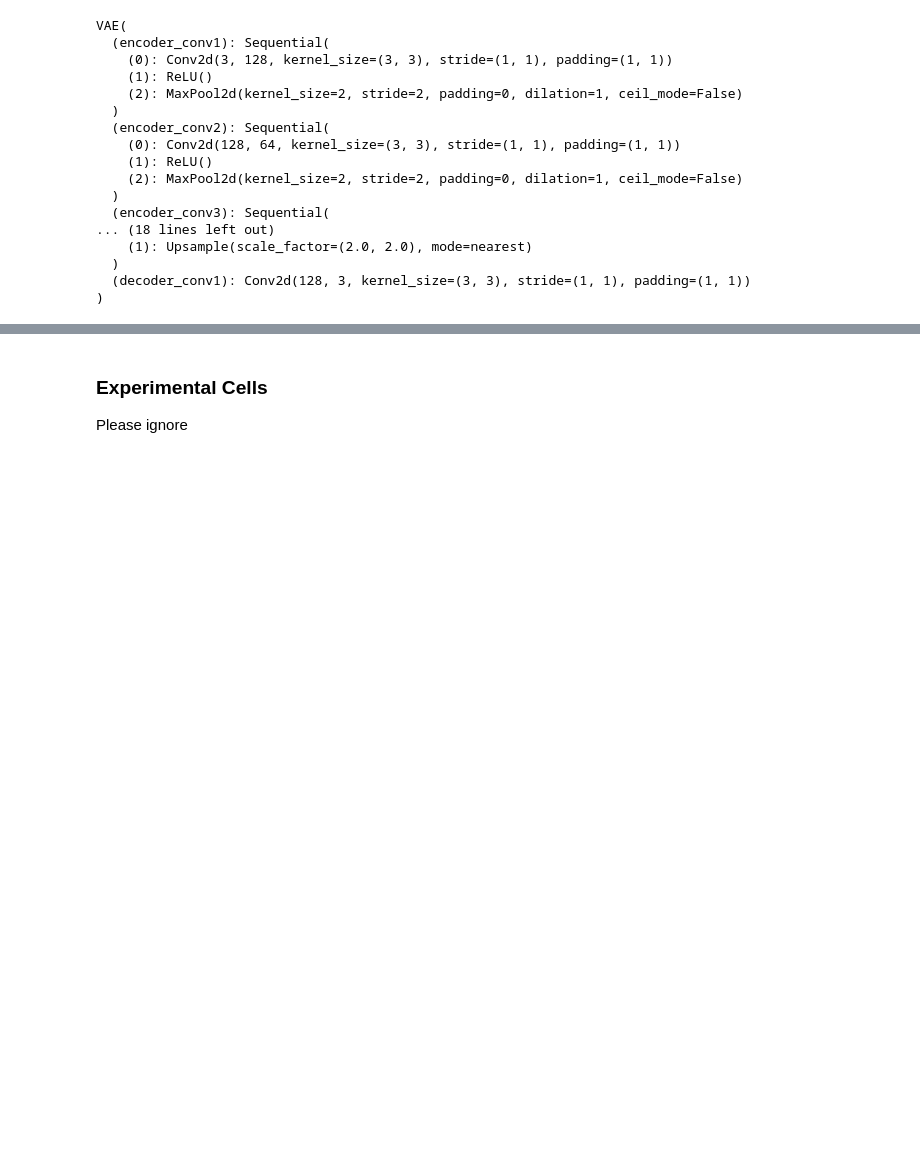
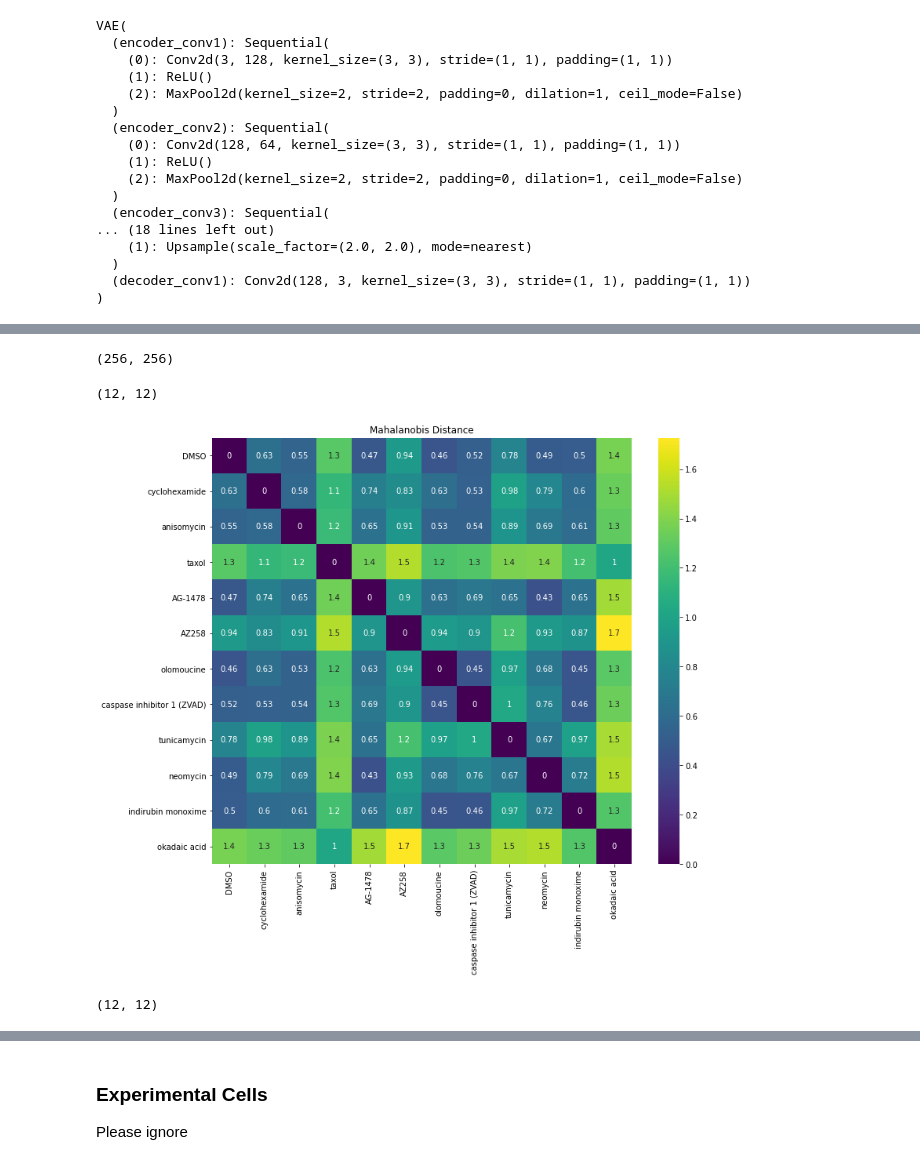
Before and after one commit to NotAndres/pytorch-vsc, a Jupyter notebook: notebook/vsc.ipynb, the cells around one changed output, grey strips where cells are left out. Saved outputs shown, nothing was run; the diff lists cells and outputs as text; code cells hidden in the pictures; blank space fills up the shorter version.

Commit message:
Distances and other changes I had not pushed

```diff
--- a/notebook/vsc.ipynb
+++ b/notebook/vsc.ipynb
@@ -419,0 +454,4 @@ plot_loss(train_trace['kld'], val_trace['kld'], epochs, 'Epochs', "KLD", "Averag
+# %%
+metadata = pd.read_csv(metadata_dir + 'compound_to_cell.csv')
+metadata['Image_FileName_DAPI'] = metadata['Image_FileName_DAPI'].apply(lambda x: x.split('.tif')[0])
+metadata.head(5)
@@ -419,0 +513,49 @@ plot_loss(train_trace['kld'], val_trace['kld'], epochs, 'Epochs', "KLD", "Averag
+# %%
+np.cov(test_z.numpy().T).shape
+# %% [output]
+(256, 256)
+# %%
+comp_list = compound_folder['Image_Metadata_Compound'].unique()
+mc_cache = {}
+covar = np.cov(test_z.numpy().T)
+dist_matrix = np.empty(0)
+for base in comp_list:
+    distances = []
+    base_mean = None
+
+    if base in mc_cache.keys():
+        base_mean = mc_cache[base]
+    else:
+        base_mean = compound_mean(base)
+        mc_cache[base] = base_mean
+
+    for target in comp_list:
+        target_mean = None
+        target_covar = None
+
+        if target in mc_cache.keys():
+            target_mean = mc_cache[target]
+        else:
+            target_mean = compound_mean(target)
+            mc_cache[target] = target_mean
+
+        mahalanobis = mahalanobis_dist(base_mean, target_mean, covar)
+        distances.append(mahalanobis)
+
+    dist_array = np.array(distances)
+
+    if dist_matrix.any():
+        dist_matrix = np.vstack((dist_matrix, dist_array))
+    else:
+        dist_matrix = dist_array
+
+dist_matrix.shape
+# %% [output]
+(12, 12)
+# %%
+plt.figure(figsize=(12,10))
+sns.heatmap(dist_matrix, xticklabels=comp_list, yticklabels=comp_list, cmap=plt.cm.viridis, annot=True)
+plt.title('Mahalanobis Distance')
+plt.show()
+# %% [output]
+[figure, added]
@@ -419,0 +586,22 @@ plot_loss(train_trace['kld'], val_trace['kld'], epochs, 'Epochs', "KLD", "Averag
+# %%
+kldist_matrix = np.empty(0)
+i = 0
+for x in comp_list:
+    distances = []
+    selected_comps = compound_folder[compound_folder['Image_Metadata_Compound'] == x]
+    is_compound = np.isin(test_labels, selected_comps.id.values)
+    comp_x = test_z[is_compound].numpy()
+    for y in comp_list:
+        selected_comps = compound_folder[compound_folder['Image_Metadata_Compound'] == y]
+        is_compound = np.isin(test_labels, selected_comps.id.values)
+        comp_y = test_z[is_compound].numpy()
+        distances.append(symmetric_kl(comp_x, comp_y))
+
+    dist_array = np.array(distances)
+    if kldist_matrix.any():
+        kldist_matrix = np.vstack((kldist_matrix, dist_array))
+    else:
+        kldist_matrix = dist_array
+kldist_matrix.shape
+# %% [output]
+(12, 12)
```
Also changed, not shown: parts of 28 cells of this notebook, 2 other files.
